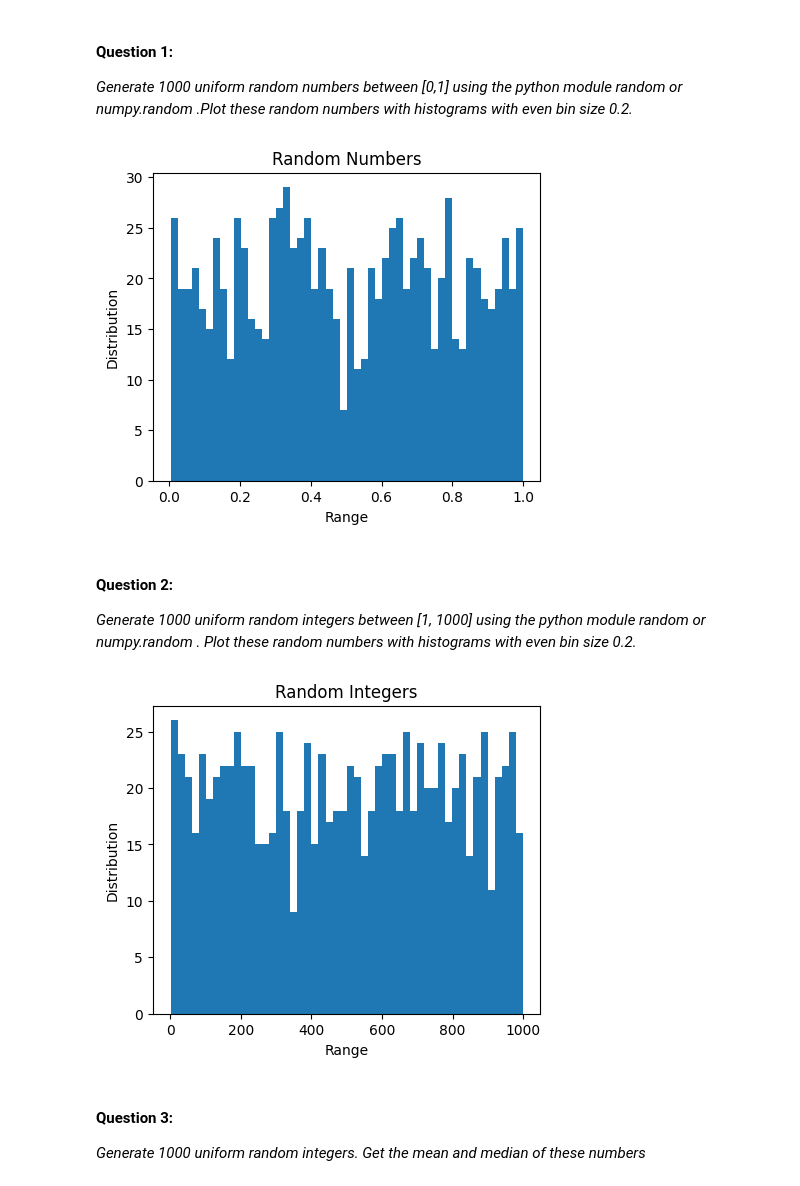
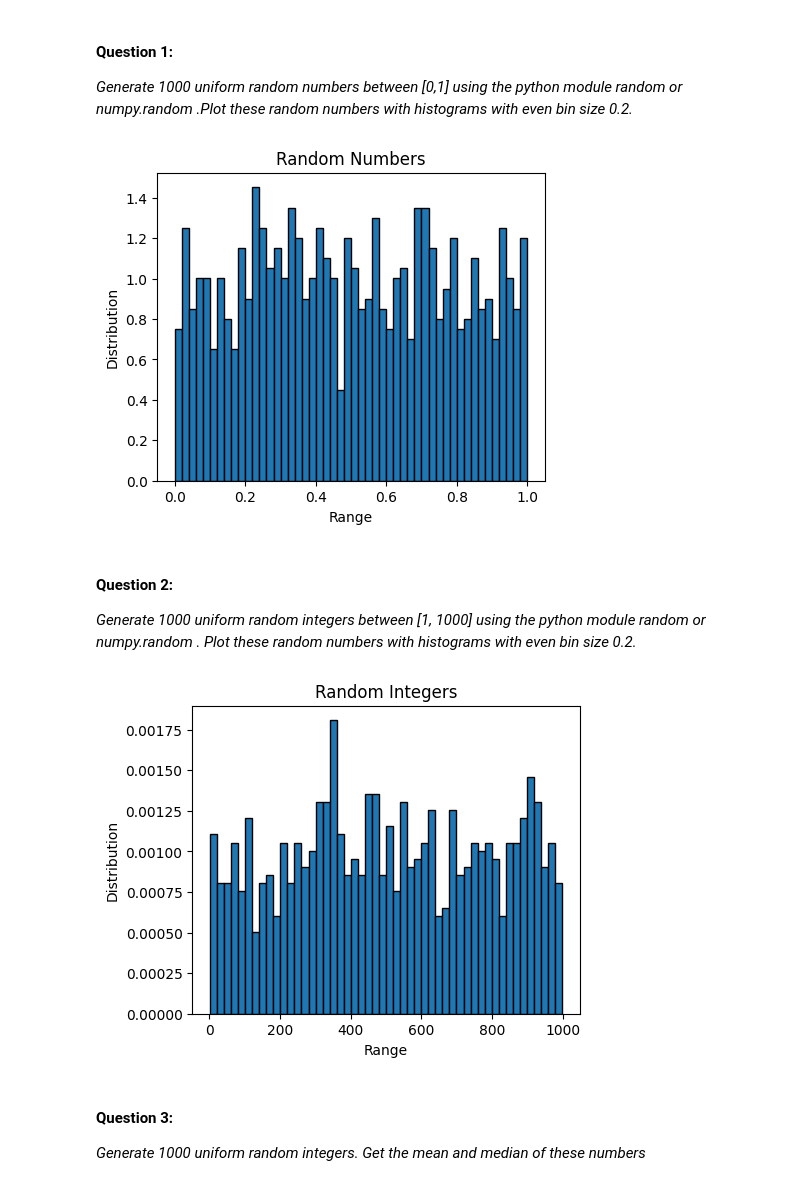
Before and after one commit to Shravan1729/Programming, a Jupyter notebook: Python/College/Sem-5/Assignment.ipynb, the cells around one changed output. Drawn from its saved outputs; the diff is of its cells as text; code cells hidden in the pictures.

```diff
--- a/Python/College/Sem-5/Assignment.ipynb
+++ b/Python/College/Sem-5/Assignment.ipynb
@@ -18,31 +19,31 @@ bins = 50
 plt.xlabel("Range")
 plt.ylabel("Distribution")
 plt.title("Random Numbers")
-plt.hist(Dist, int(bin))
+plt.hist(Dist, bins, density=True, edgecolor = 'black')
 plt.show()
 # %% [output]
-[figure, old version]
+[figure, new version]
 # %% [markdown]
 #### Question 2:
 *Generate 1000 uniform random integers between [1, 1000] using the python module random or numpy.random . Plot these random numbers with histograms with even bin size 0.2.*
 # %%
 N = 1000
 X = np.linspace(1,1000,N)
 Dist = np.zeros(N)
 
 for i in range(N):
     Dist[i] = np.random.randint(1,1000)
 
 
 plt.figure(figsize=(5,4))
 bins = 50
 plt.xlabel("Range")
 plt.ylabel("Distribution")
 plt.title("Random Integers")
-plt.hist(Dist, int(bin))
+plt.hist(Dist, bins, density=True, edgecolor='black')
 plt.show()
 # %% [output]
-[figure, old version]
+[figure, new version]
 # %% [markdown]
 #### Question 3:
 *Generate 1000 uniform random integers. Get the mean and median of these numbers*
```
Also changed, not shown: parts of 11 cells of this notebook, 1 other file.
